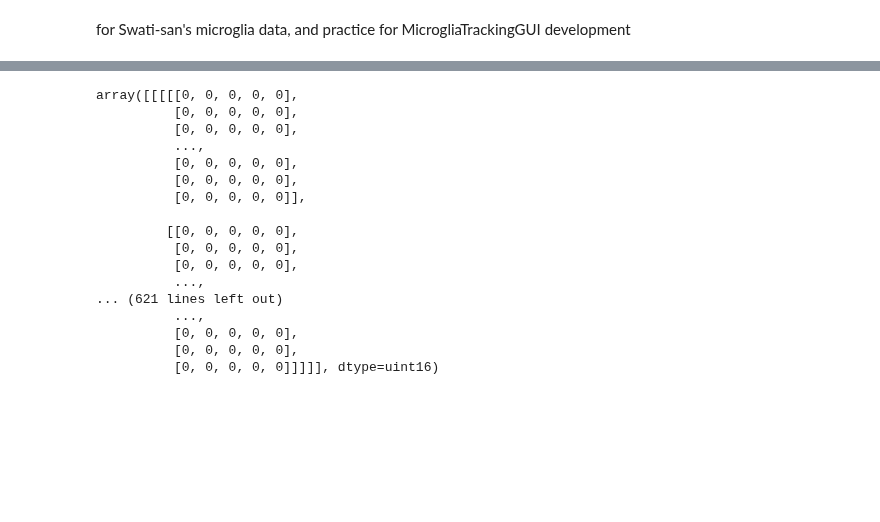
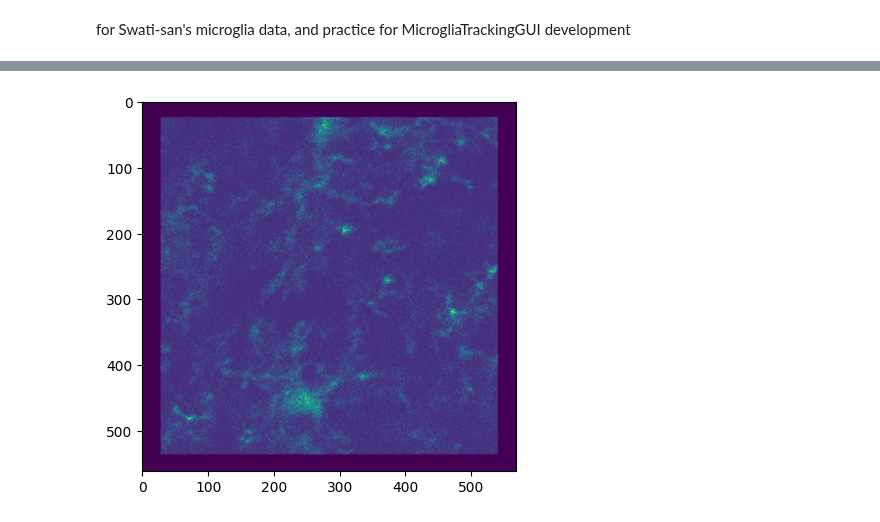
Before and after one commit to dhino2000/optic, a Jupyter notebook: notebook/TIFStackExplorerGUI.ipynb, the cells around one changed output, grey strips where cells are left out. Cells and saved outputs as stored; diff of their text form; code cells hidden in the pictures; blank space fills up the shorter version.

```diff
--- a/notebook/TIFStackExplorerGUI.ipynb
+++ b/notebook/TIFStackExplorerGUI.ipynb
@@ -281,8 +281,8 @@ class TIFStackExplorerGUI(QMainWindow):
             q_button=self.widget_manager.dict_button[f"{self.app_key_pri}_normalization_run"],
             q_lineedit=self.widget_manager.dict_lineedit[f"{self.app_key_pri}_path_tiff"],
             q_listwidget=self.widget_manager.dict_listwidget[f"{self.app_key_pri}_normalization_area"],
-            view_control=self.control_manager.view_controls[self.app_key_pri],
-            tiff_stack=self.data_manager.getTiffStack(self.app_key_pri)
+            tiff_stack=self.data_manager.getTiffStack(self.app_key_pri),
+            metadata=self.data_manager.getTiffMetadata(self.app_key_pri),
         )
 
 
@@ -299,20 +314,9 @@ SystemExit: 0
-# %%
-gui.data_manager.getTiffStack("pri")
-# %% [output]
-array([[[[[0, 0, 0, 0, 0],
-          [0, 0, 0, 0, 0],
-          [0, 0, 0, 0, 0],
-          ...,
-          [0, 0, 0, 0, 0],
-          [0, 0, 0, 0, 0],
-          [0, 0, 0, 0, 0]],
-
-         [[0, 0, 0, 0, 0],
-          [0, 0, 0, 0, 0],
-          [0, 0, 0, 0, 0],
-          ...,
-... (621 lines left out)
-          ...,
-          [0, 0, 0, 0, 0],
-          [0, 0, 0, 0, 0],
-          [0, 0, 0, 0, 0]]]]], dtype=uint16)
+# %%
+import matplotlib.pyplot as plt
+
+tif = gui.tiff_stack_norm
+
+plt.imshow(tif[:, :, 0, 20, 0])
+plt.show()
+# %% [output]
+[figure, added]
```
Also changed, not shown: parts of 2 cells of this notebook, 8 other files.
